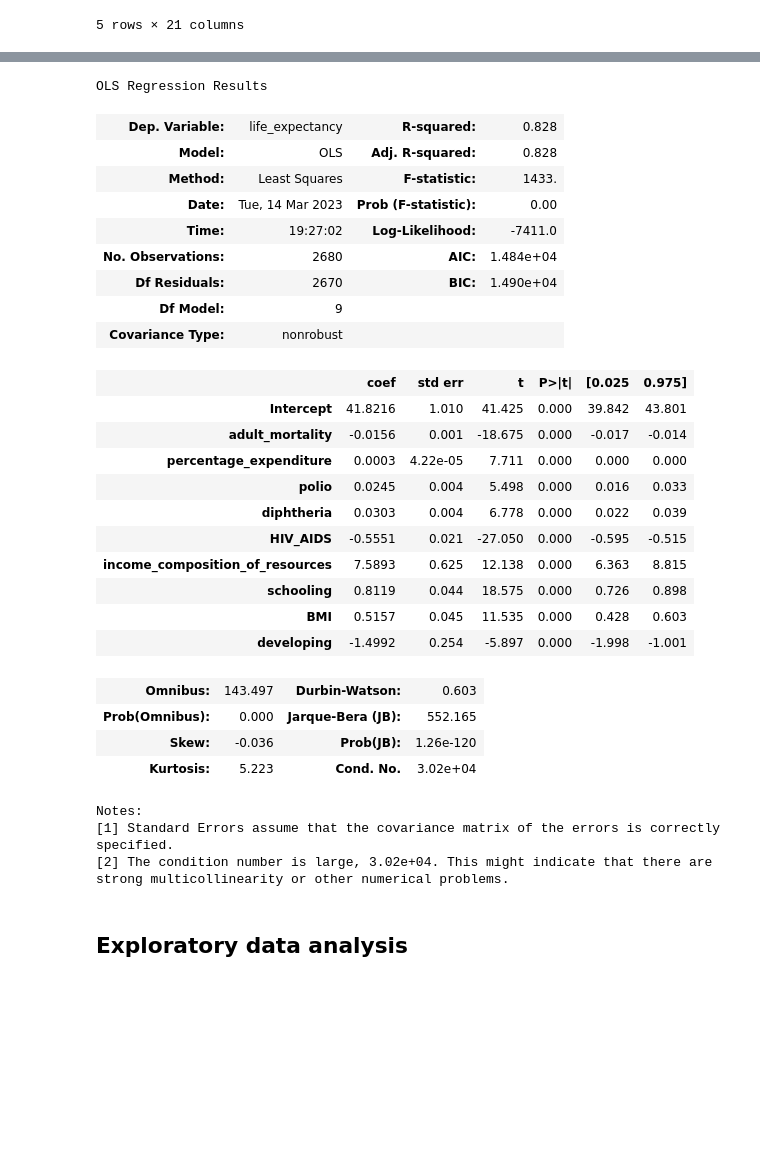
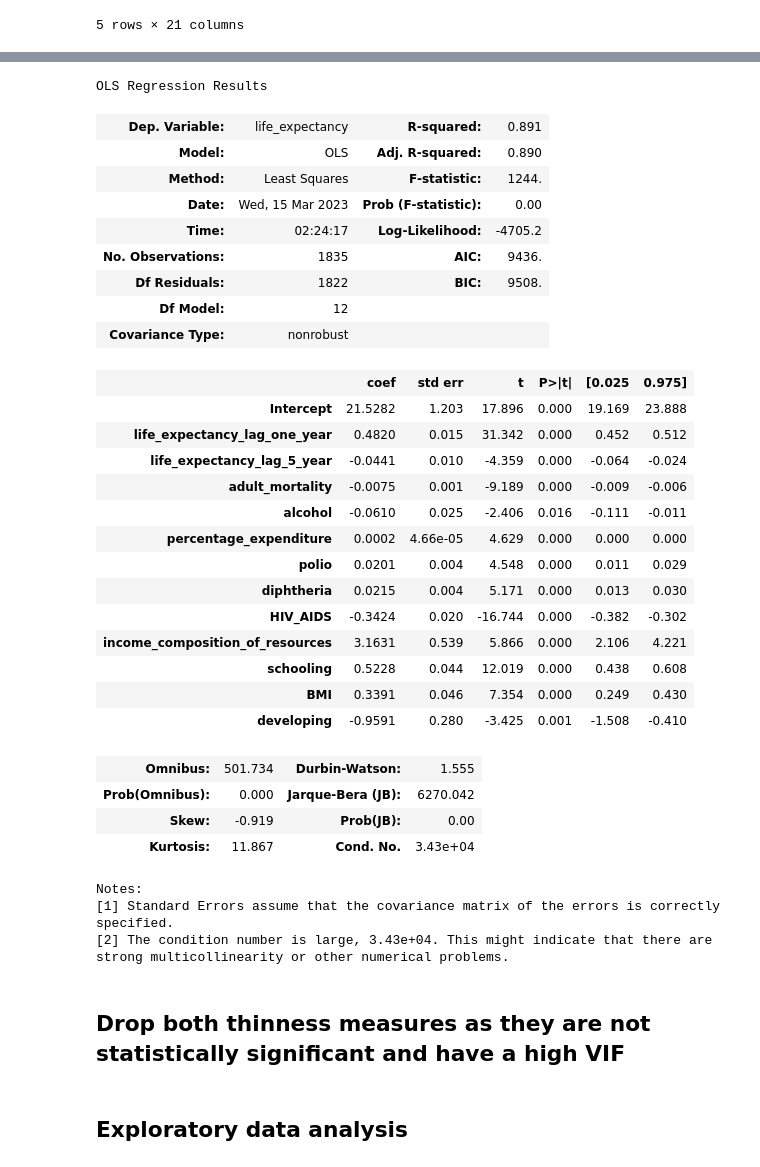
Before and after one commit to blankajarmoszko/STAT303-2_JEB, a Jupyter notebook: Project_Code_JEB.ipynb, the cells around one changed output, grey strips where cells are left out. Cells and saved outputs as stored; diff of their text form; code cells hidden in the pictures; blank space fills up the shorter version.

```diff
--- a/Project_Code_JEB.ipynb
+++ b/Project_Code_JEB.ipynb
@@ -194,3 +204,8 @@ train['developing'] = train.status.apply(lambda x: 1 if x=='Developing'
+# %%
+train = train.copy()[train['year'] <= 2010]
+# %%
+train['life_expectancy_lag_one_year'] = train['life_expectancy'].shift(-1)
+train['life_expectancy_lag_5_year'] = train['life_expectancy'].shift(-5)
 # %%
 abs(train.corrwith(train.life_expectancy)).sort_values()
 # %% [output]
@@ -221,7 +236,7 @@ X = train[[ 'adult_mortality',
 # %%
 train_vif = train.dropna()
 # %%
-X = train_vif[[ 'adult_mortality',
+X = train_vif[['life_expectancy_lag_one_year', 'life_expectancy_lag_5_year','adult_mortality',
        'alcohol', 'percentage_expenditure','polio',
        'diphtheria', 'HIV_AIDS',  'thinness_1_19_years',
        'thinness_5_9_years', 'income_composition_of_resources', 'schooling',
@@ -255,3 +272,9 @@ print(vif_data)
+# %%
+X = train_vif[['life_expectancy_lag_one_year', 'life_expectancy_lag_5_year','adult_mortality',
+       'alcohol', 'percentage_expenditure','polio',
+       'diphtheria', 'HIV_AIDS',  'thinness_1_19_years',
+       'thinness_5_9_years', 'income_composition_of_resources', 'schooling',
+       'BMI', 'developing']]
 # %%
 #Function to develop a model based on all predictors in predictor_subset
 def processSubset(predictor_subset):
@@ -347,34 +372,39 @@ best_sub_plots()
 # %%
-best_subset_model = models_best.loc[9,'model']
-model = models_best.loc[9,'model']
+best_subset_model = models_best.loc[12,'model']
+model = models_best.loc[12,'model']
 model.summary()
 # %% [output]
 OLS Regression Results
-| Dep. Variable: | life_expectancy | R-squared: | 0.828 |
-| Model: | OLS | Adj. R-squared: | 0.828 |
-| Method: | Least Squares | F-statistic: | 1433. |
-| Date: | Tue, 14 Mar 2023 | Prob (F-statistic): | 0.00 |
-| Time: | 19:27:02 | Log-Likelihood: | -7411.0 |
-| No. Observations: | 2680 | AIC: | 1.484e+04 |
-| Df Residuals: | 2670 | BIC: | 1.490e+04 |
-| Df Model: | 9 |  |  |
+| Dep. Variable: | life_expectancy | R-squared: | 0.891 |
+| Model: | OLS | Adj. R-squared: | 0.890 |
+| Method: | Least Squares | F-statistic: | 1244. |
+| Date: | Wed, 15 Mar 2023 | Prob (F-statistic): | 0.00 |
+| Time: | 02:24:17 | Log-Likelihood: | -4705.2 |
+| No. Observations: | 1835 | AIC: | 9436. |
+| Df Residuals: | 1822 | BIC: | 9508. |
+| Df Model: | 12 |  |  |
 | Covariance Type: | nonrobust |  |  |
 |  | coef | std err | t | P>|t| | [0.025 | 0.975] |
-| Intercept | 41.8216 | 1.010 | 41.425 | 0.000 | 39.842 | 43.801 |
-| adult_mortality | -0.0156 | 0.001 | -18.675 | 0.000 | -0.017 | -0.014 |
-| percentage_expenditure | 0.0003 | 4.22e-05 | 7.711 | 0.000 | 0.000 | 0.000 |
-| polio | 0.0245 | 0.004 | 5.498 | 0.000 | 0.016 | 0.033 |
-| diphtheria | 0.0303 | 0.004 | 6.778 | 0.000 | 0.022 | 0.039 |
-| HIV_AIDS | -0.5551 | 0.021 | -27.050 | 0.000 | -0.595 | -0.515 |
-| income_composition_of_resources | 7.5893 | 0.625 | 12.138 | 0.000 | 6.363 | 8.815 |
-| schooling | 0.8119 | 0.044 | 18.575 | 0.000 | 0.726 | 0.898 |
-| BMI | 0.5157 | 0.045 | 11.535 | 0.000 | 0.428 | 0.603 |
-| developing | -1.4992 | 0.254 | -5.897 | 0.000 | -1.998 | -1.001 |
+| Intercept | 21.5282 | 1.203 | 17.896 | 0.000 | 19.169 | 23.888 |
+| life_expectancy_lag_one_year | 0.4820 | 0.015 | 31.342 | 0.000 | 0.452 | 0.512 |
+| life_expectancy_lag_5_year | -0.0441 | 0.010 | -4.359 | 0.000 | -0.064 | -0.024 |
+| adult_mortality | -0.0075 | 0.001 | -9.189 | 0.000 | -0.009 | -0.006 |
+| alcohol | -0.0610 | 0.025 | -2.406 | 0.016 | -0.111 | -0.011 |
+| percentage_expenditure | 0.0002 | 4.66e-05 | 4.629 | 0.000 | 0.000 | 0.000 |
+| polio | 0.0201 | 0.004 | 4.548 | 0.000 | 0.011 | 0.029 |
+| diphtheria | 0.0215 | 0.004 | 5.171 | 0.000 | 0.013 | 0.030 |
+| HIV_AIDS | -0.3424 | 0.020 | -16.744 | 0.000 | -0.382 | -0.302 |
+| income_composition_of_resources | 3.1631 | 0.539 | 5.866 | 0.000 | 2.106 | 4.221 |
+| schooling | 0.5228 | 0.044 | 12.019 | 0.000 | 0.438 | 0.608 |
+| BMI | 0.3391 | 0.046 | 7.354 | 0.000 | 0.249 | 0.430 |
+| developing | -0.9591 | 0.280 | -3.425 | 0.001 | -1.508 | -0.410 |
-| Omnibus: | 143.497 | Durbin-Watson: | 0.603 |
-| Prob(Omnibus): | 0.000 | Jarque-Bera (JB): | 552.165 |
-| Skew: | -0.036 | Prob(JB): | 1.26e-120 |
-| Kurtosis: | 5.223 | Cond. No. | 3.02e+04 |
+| Omnibus: | 501.734 | Durbin-Watson: | 1.555 |
+| Prob(Omnibus): | 0.000 | Jarque-Bera (JB): | 6270.042 |
+| Skew: | -0.919 | Prob(JB): | 0.00 |
+| Kurtosis: | 11.867 | Cond. No. | 3.43e+04 |
 Notes:
 [1] Standard Errors assume that the covariance matrix of the errors is correctly specified.
-[2] The condition number is large, 3.02e+04. This might indicate that there are
+[2] The condition number is large, 3.43e+04. This might indicate that there are
 strong multicollinearity or other numerical problems.
+# %% [markdown]
+## Drop both thinness measures as they are not statistically significant and have a high VIF
```
Also changed, not shown: parts of 51 cells of this notebook.
